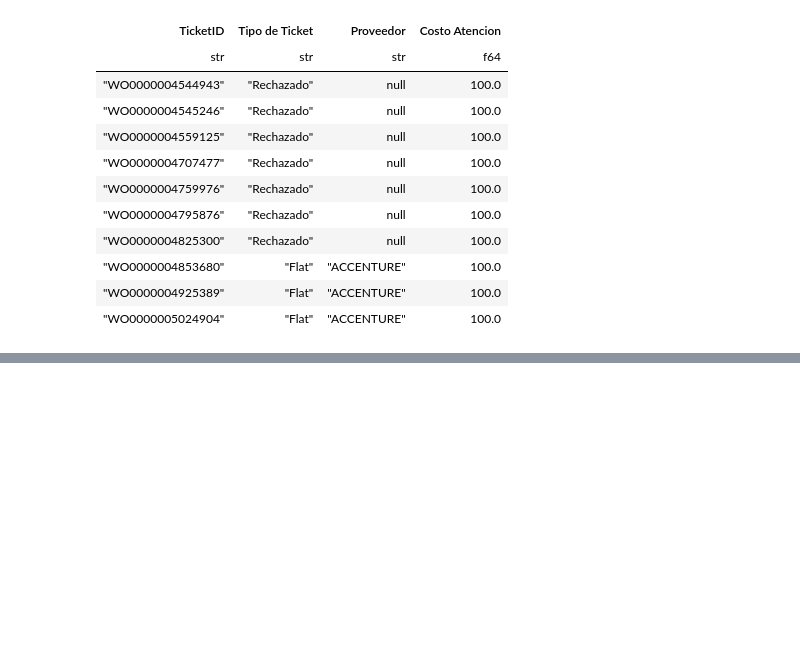
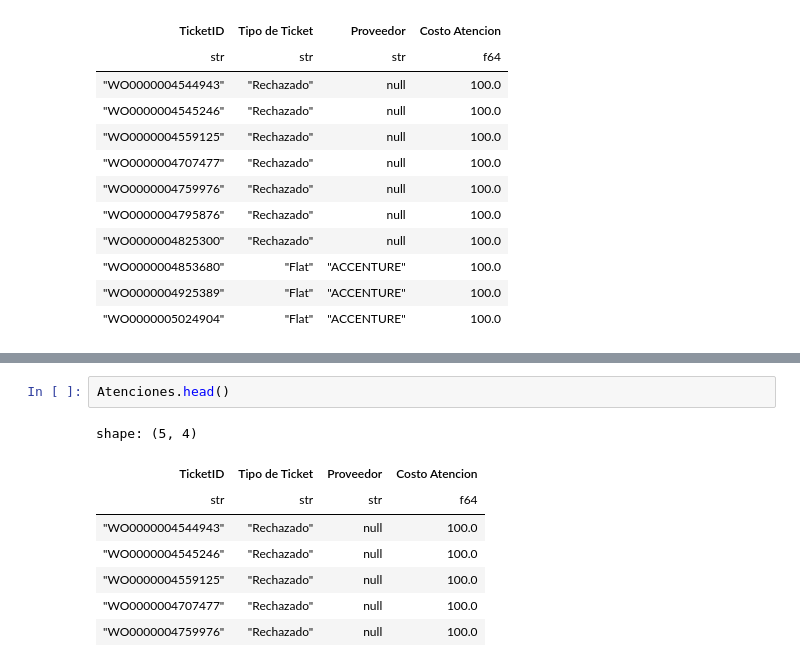
Before and after one commit to Manuel4081/Python-ETL-P1, a Jupyter notebook: TareaETL.ipynb, the cells around one changed output, grey strips where cells are left out. Cells and saved outputs as stored; diff of their text form; blank space fills up the shorter version.

```diff
--- a/TareaETL.ipynb
+++ b/TareaETL.ipynb
@@ -352,0 +364,11 @@ shape: (10, 4)
+# %%
+Atenciones.head()
+# %% [output]
+shape: (5, 4)
+| TicketID | Tipo de Ticket | Proveedor | Costo Atencion |
+| str | str | str | f64 |
+| "WO0000004544943" | "Rechazado" | null | 100.0 |
+| "WO0000004545246" | "Rechazado" | null | 100.0 |
+| "WO0000004559125" | "Rechazado" | null | 100.0 |
+| "WO0000004707477" | "Rechazado" | null | 100.0 |
+| "WO0000004759976" | "Rechazado" | null | 100.0 |
```
Also changed, not shown: parts of 6 cells of this notebook.
